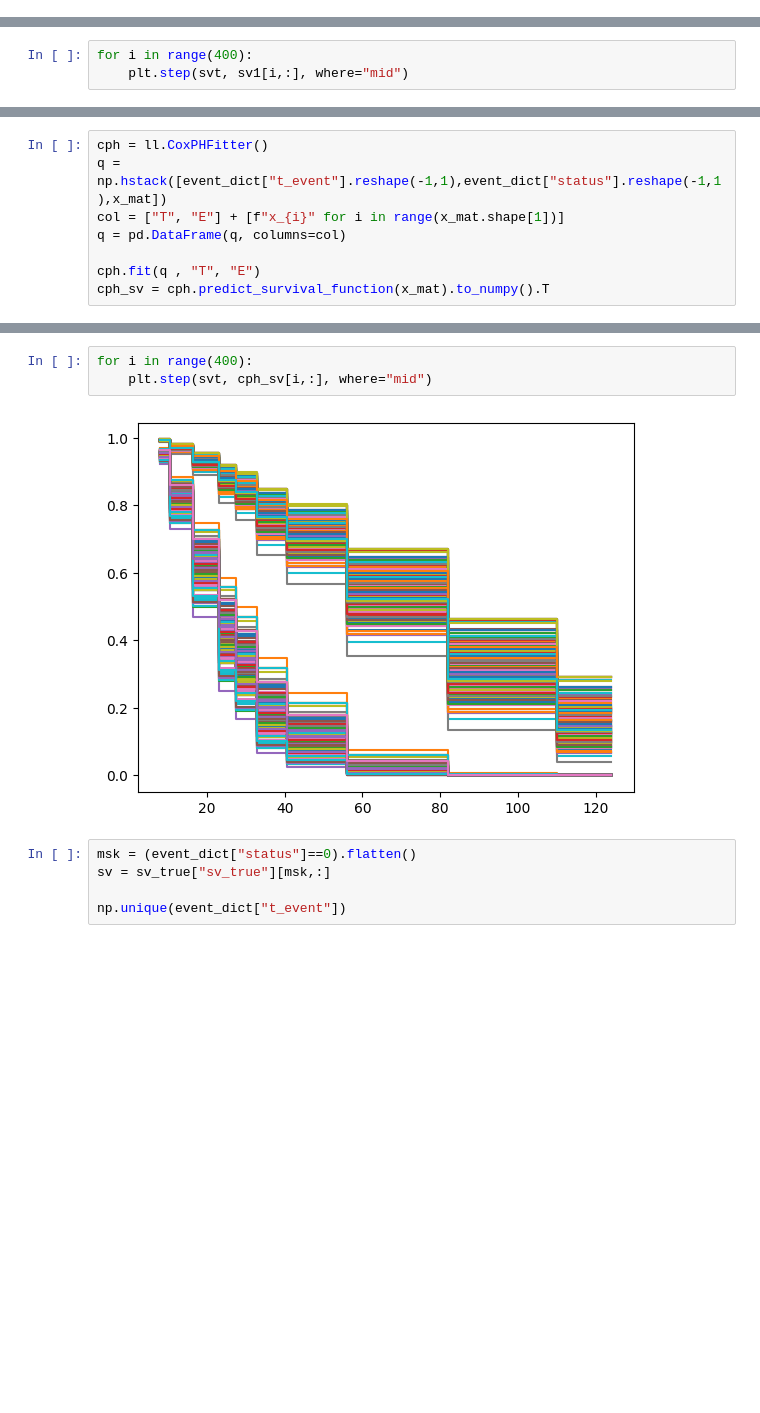
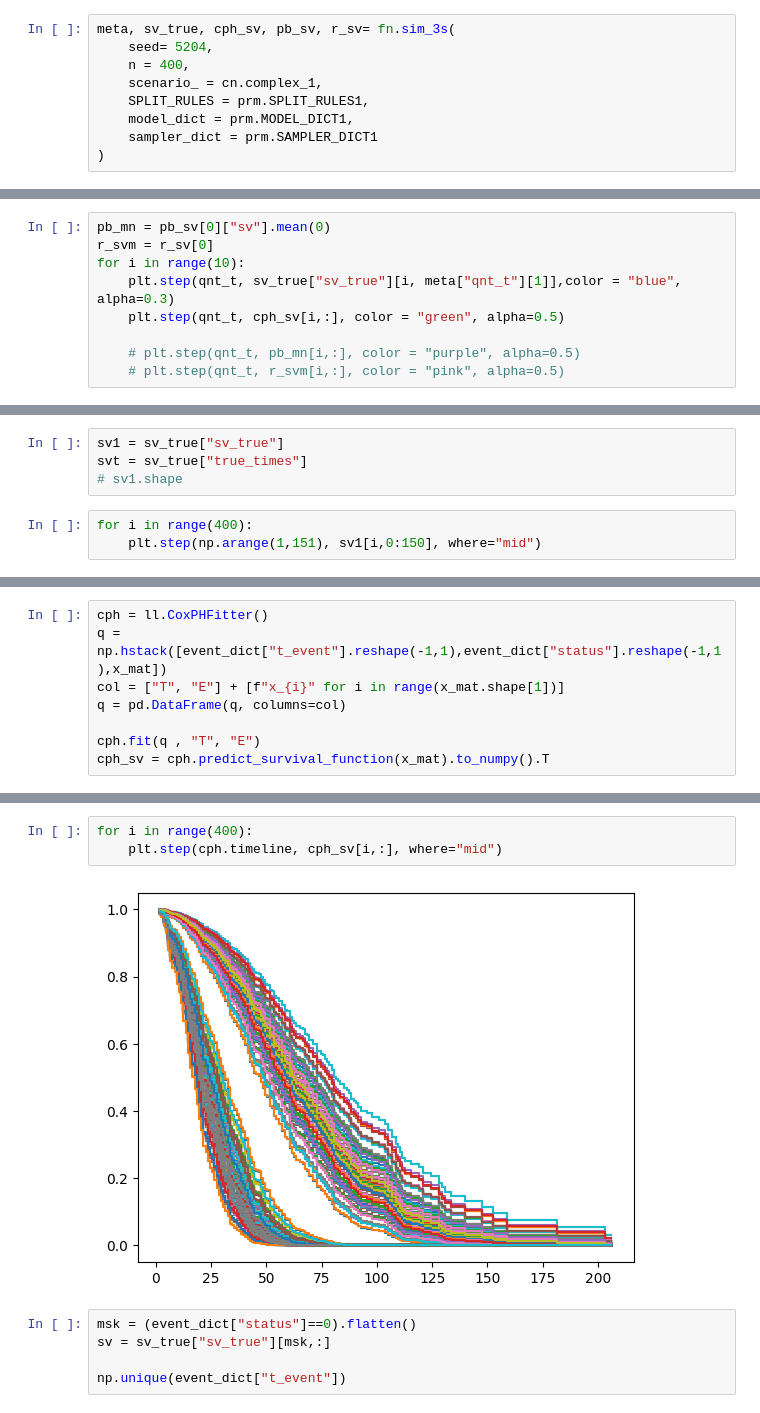
Before and after one commit to CDCgov/BART-Survival, a Jupyter notebook: notebook/functions2_2.ipynb, the cells around one changed output, grey strips where cells are left out. Cells and saved outputs as stored; diff of their text form; blank space fills up the shorter version.

```diff
--- a/notebook/functions2_2.ipynb
+++ b/notebook/functions2_2.ipynb
@@ -70,0 +88,9 @@ mean time draws 46.24300498714926
+# %%
+meta, sv_true, cph_sv, pb_sv, r_sv= fn.sim_3s(
+	seed= 5204,
+	n = 400,
+	scenario_ = cn.complex_1,
+	SPLIT_RULES = prm.SPLIT_RULES1,
+	model_dict = prm.MODEL_DICT1,
+	sampler_dict = prm.SAMPLER_DICT1
+)
@@ -70,0 +167,9 @@ mean time draws 46.24300498714926
+# %%
+pb_mn = pb_sv[0]["sv"].mean(0)
+r_svm = r_sv[0]
+for i in range(10):
+	plt.step(qnt_t, sv_true["sv_true"][i, meta["qnt_t"][1]],color = "blue", alpha=0.3)
+	plt.step(qnt_t, cph_sv[i,:], color = "green", alpha=0.5)
+
+	# plt.step(qnt_t, pb_mn[i,:], color = "purple", alpha=0.5)
+	# plt.step(qnt_t, r_svm[i,:], color = "pink", alpha=0.5)
@@ -74,4 +242,8 @@ svt = pb_sv[1]
+# %%
+sv1 = sv_true["sv_true"]
+svt = sv_true["true_times"]
+# sv1.shape
 # %%
 for i in range(400):
-    plt.step(svt, sv1[i,:], where="mid")
+    plt.step(np.arange(1,151), sv1[i,0:150], where="mid")
 # %% [output]
@@ -103,8 +293,8 @@ cph.summary
 # %%
 for i in range(400):
-    plt.step(svt, cph_sv[i,:], where="mid")
+    plt.step(cph.timeline, cph_sv[i,:], where="mid")
 # %% [output]
-[figure, old version]
+[figure, new version]
 # %%
 msk = (event_dict["status"]==0).flatten()
 sv = sv_true["sv_true"][msk,:]
```
Also changed, not shown: parts of 27 cells of this notebook, 14 other files.
